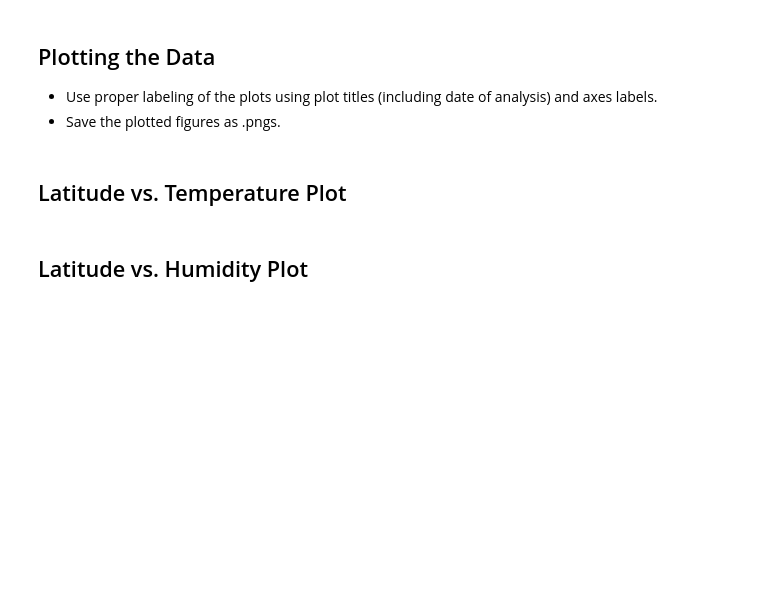
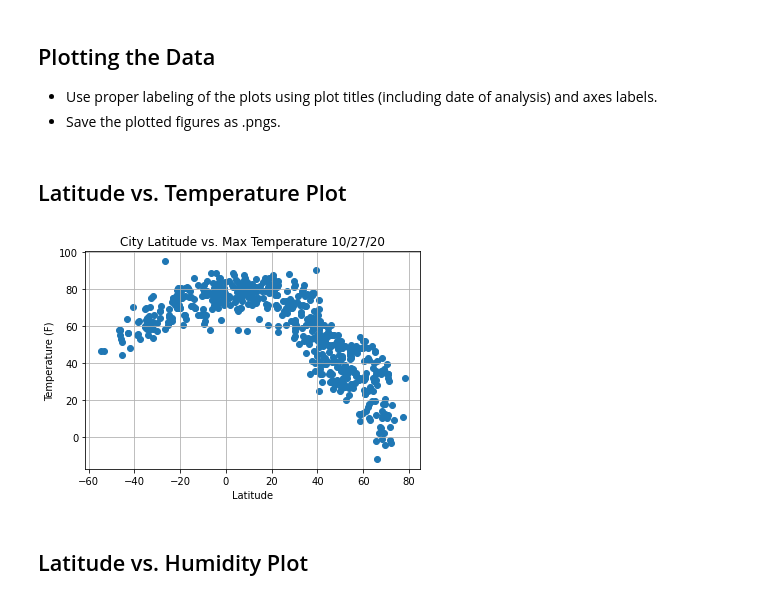
Before and after one commit to rowlandtina/Python-APIs, a Jupyter notebook: Instructions/starter_code/WeatherPy.ipynb, the cells around one changed output. Saved outputs shown, nothing was run; the diff lists cells and outputs as text; code cells hidden in the pictures; blank space fills up the shorter version.

```diff
--- a/Instructions/starter_code/WeatherPy.ipynb
+++ b/Instructions/starter_code/WeatherPy.ipynb
@@ -63,3 +144,6 @@ NameError: name 'citipy' is not defined
 ### Convert Raw Data to DataFrame
 * Export the city data into a .csv.
 * Display the DataFrame
+# %%
+#Create dataframe from city_data list
+city_data_df = pd.DataFrame(city_data)
@@ -76,7 +186,31 @@ Skip this step if there are no cities that have humidity > 100%.
 ## Plotting the Data
 * Use proper labeling of the plots using plot titles (including date of analysis) and axes labels.
 * Save the plotted figures as .pngs.
+# %%
+#extract relevant fields for plotting
+lats = city_data_df['Lat']
+max_temp = city_data_df['Max Temp']
+humidity = city_data_df['Humidity']
+cloudiness = city_data_df['Cloudiness']
+windspeed = city_data_df['Windspeed']
 # %% [markdown]
 ## Latitude vs. Temperature Plot
+# %%
+# Build a scatter plot for each data type
+plt.scatter(lats, max_temp, marker="o")
+
+# Incorporate the other graph properties
+plt.title(f'City Latitude vs. Max Temperature {time.strftime("%x")}')
+plt.ylabel("Temperature (F)")
+plt.xlabel("Latitude")
+plt.grid(True)
+
+# Save the figure
+plt.savefig("../output_data/City Latitude vs. Max Temperature.png")
+
+# Show plot
+plt.show()
+# %% [output]
+[figure, added]
 # %% [markdown]
 ## Latitude vs. Humidity Plot
```
Also changed, not shown: parts of 23 cells of this notebook, 9 other files.
